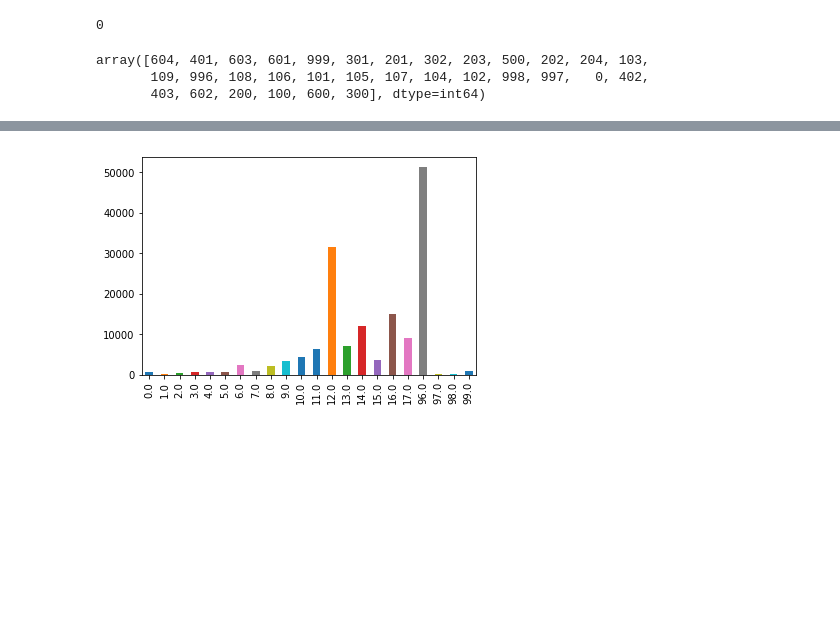
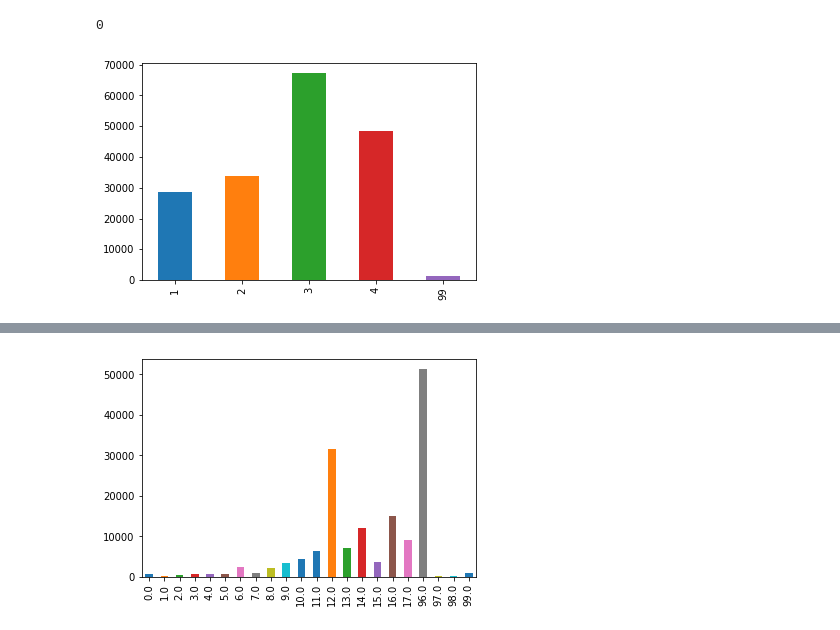
Before and after one commit to honshu77/DSA_project, a Jupyter notebook: IPUMS.ipynb, the cells around one changed output, grey strips where cells are left out. Drawn from its saved outputs; the diff is of its cells as text; code cells hidden in the pictures; blank space fills up the shorter version.

```diff
--- a/IPUMS.ipynb
+++ b/IPUMS.ipynb
@@ -84,7 +84,7 @@ def plot_pig(pig_table,variable):
     # Show the graph
     plt.show()
 # %%
-data = pd.read_csv("data/data_001.csv")
+data = pd.read_csv("data/data_002.csv")
 # %%
 data.head()
 # %% [output]
@@ -216,9 +212,9 @@ data["MARSTAT"].isna().sum()
 0
 # %%
 candidate_variables.extend(["MARSTAT"])
-# %%
-data['EDUC'].unique()
-# %% [output]
-array([604, 401, 603, 601, 999, 301, 201, 302, 203, 500, 202, 204, 103,
-       109, 996, 108, 106, 101, 105, 107, 104, 102, 998, 997,   0, 402,
-       403, 602, 200, 100, 600, 300], dtype=int64)
+# %%
+data.loc[data['REGIONMEPS'] == 0, "REGIONMEPS"] = 99
+data['REGIONMEPS'] = data['REGIONMEPS'].astype('object')
+data['REGIONMEPS'].value_counts().sort_index().plot("bar");
+# %% [output]
+[figure, added]
```
Also changed, not shown: parts of 60 cells of this notebook.
